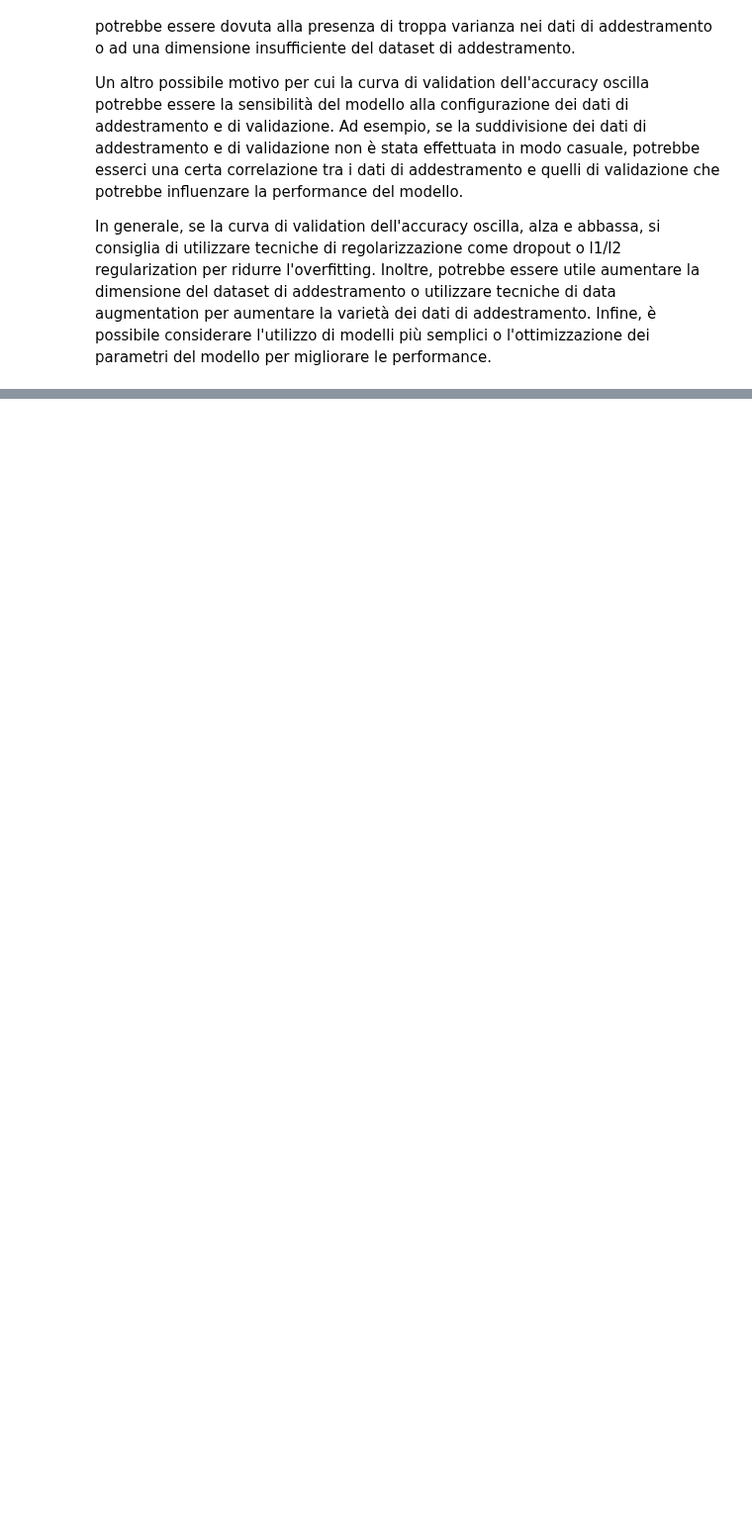
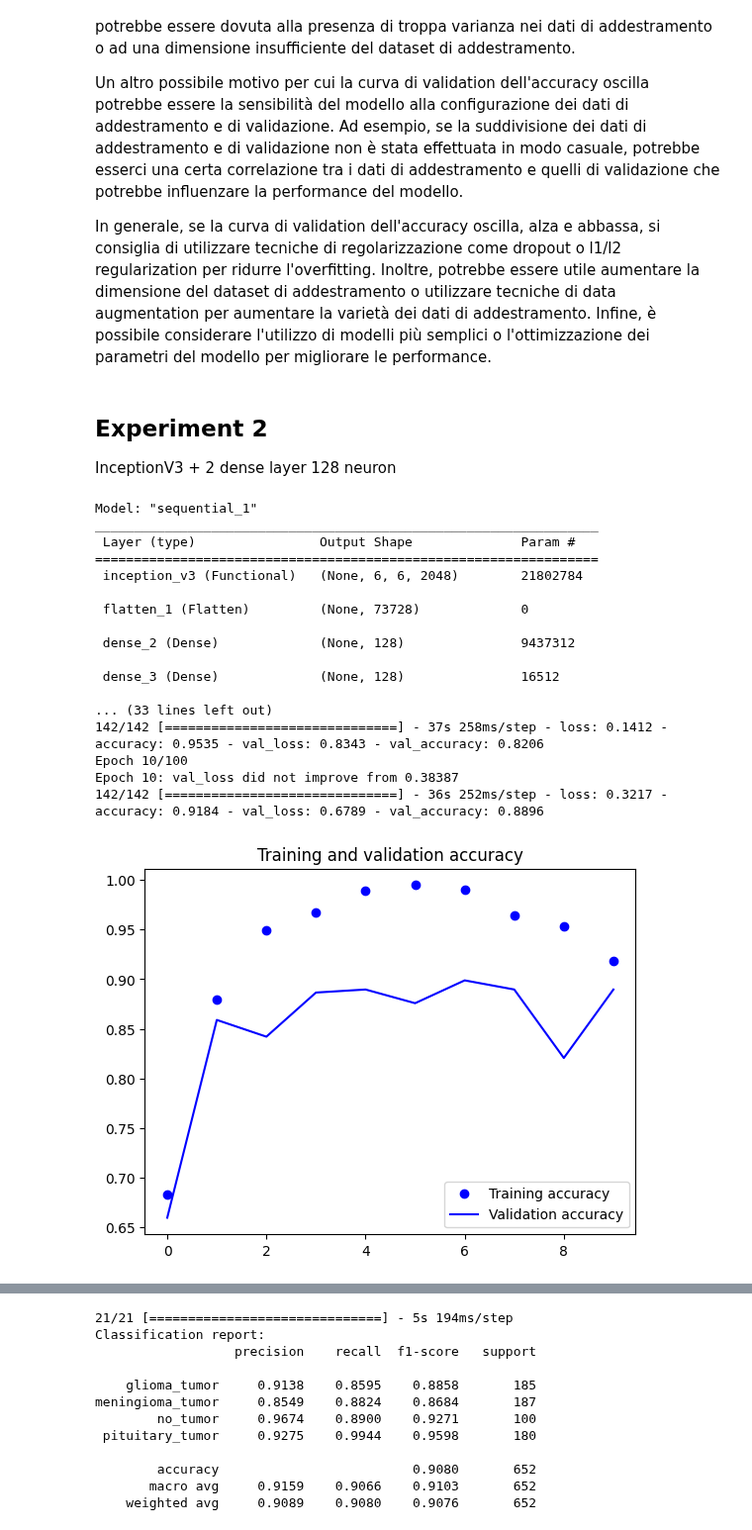
Before and after one commit to mgiorgi13/brain_tumor_classifier, a Jupyter notebook: InceptionV3_pretrained_network.ipynb, the cells around one changed output, grey strips where cells are left out. Shown at 99% size. Drawn from its saved outputs; the diff is of its cells as text; code cells hidden in the pictures; blank space fills up the shorter version.

```diff
--- a/InceptionV3_pretrained_network.ipynb
+++ b/InceptionV3_pretrained_network.ipynb
@@ -277,3 +311,46 @@ Se la curva di validation dell'accuracy oscilla, alza e abbassa, potrebbe essere
 Un altro possibile motivo per cui la curva di validation dell'accuracy oscilla potrebbe essere la sensibilità del modello alla configurazione dei dati di addestramento e di validazione. Ad esempio, se la suddivisione dei dati di addestramento e di validazione non è stata effettuata in modo casuale, potrebbe esserci una certa correlazione tra i dati di addestramento e quelli di validazione che potrebbe influenzare la performance del modello.
 
 In generale, se la curva di validation dell'accuracy oscilla, alza e abbassa, si consiglia di utilizzare tecniche di regolarizzazione come dropout o l1/l2 regularization per ridurre l'overfitting. Inoltre, potrebbe essere utile aumentare la dimensione del dataset di addestramento o utilizzare tecniche di data augmentation per aumentare la varietà dei dati di addestramento. Infine, è possibile considerare l'utilizzo di modelli più semplici o l'ottimizzazione dei parametri del modello per migliorare le performance.
+# %% [markdown]
+## Experiment 2
+InceptionV3 + 2 dense layer 128 neuron
+# %%
+# Aggiungi un nuovo strato fully connected all'ultimo layer di VGG16
+model = Sequential()
+model.add(base_model)
+model.add(Flatten())
+model.add(Dense(128, activation='relu'))
+model.add(Dense(128, activation='relu'))
+model.add(Dense(4, activation='softmax')) #4 classi di output
+
+# Congela i pesi del modello base, così da mantenere l'informazione appresa
+for layer in base_model.layers:
+    layer.trainable = False
+
+# Compila il modello
+compile_model(model)
+
+# Addestra il modello
+run_model(model,"InceptionV3_128_128")
+
+# Evaluate model
+evaluate_model(model,test_generator)
+# %% [output]
+Model: "sequential_1"
+_________________________________________________________________
+ Layer (type)                Output Shape              Param #
+=================================================================
+ inception_v3 (Functional)   (None, 6, 6, 2048)        21802784
+
+ flatten_1 (Flatten)         (None, 73728)             0
+
+ dense_2 (Dense)             (None, 128)               9437312
+
+ dense_3 (Dense)             (None, 128)               16512
+
+... (33 lines left out)
+142/142 [==============================] - 37s 258ms/step - loss: 0.1412 - accuracy: 0.9535 - val_loss: 0.8343 - val_accuracy: 0.8206
+Epoch 10/100
+Epoch 10: val_loss did not improve from 0.38387
+142/142 [==============================] - 36s 252ms/step - loss: 0.3217 - accuracy: 0.9184 - val_loss: 0.6789 - val_accuracy: 0.8896
+[figure, added]
@@ -279,0 +358,12 @@ In generale, se la curva di validation dell'accuracy oscilla, alza e abbassa, si
+21/21 [==============================] - 5s 194ms/step
+Classification report:
+                  precision    recall  f1-score   support
+
+    glioma_tumor     0.9138    0.8595    0.8858       185
+meningioma_tumor     0.8549    0.8824    0.8684       187
+        no_tumor     0.9674    0.8900    0.9271       100
+ pituitary_tumor     0.9275    0.9944    0.9598       180
+
+        accuracy                         0.9080       652
+       macro avg     0.9159    0.9066    0.9103       652
+    weighted avg     0.9089    0.9080    0.9076       652
```
Also changed, not shown: parts of 8 cells of this notebook.
